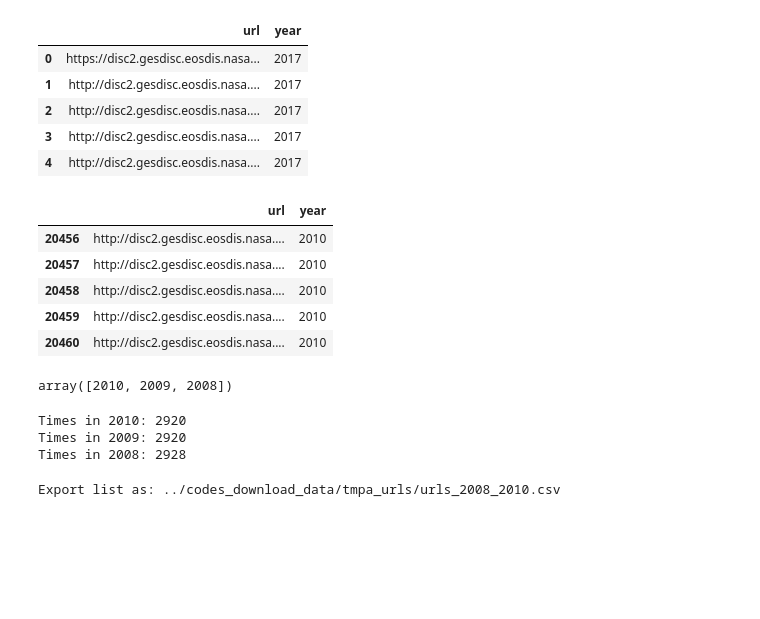
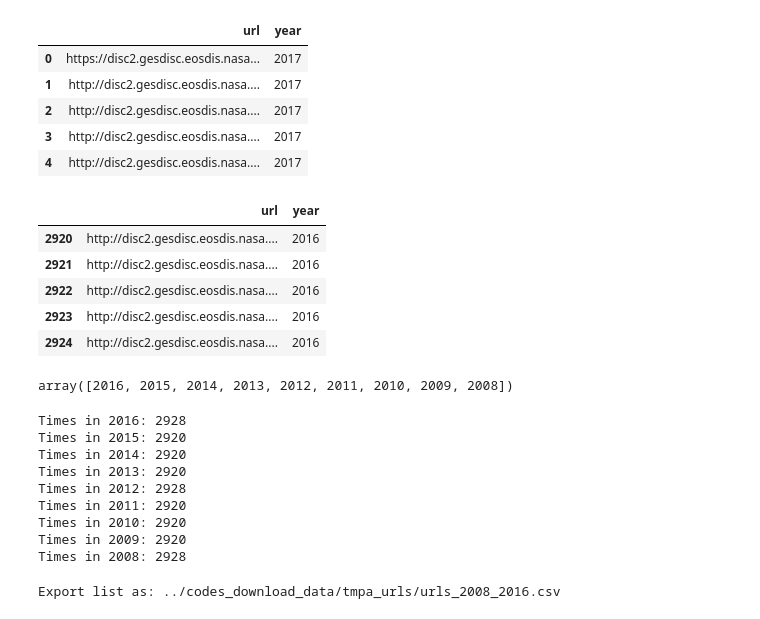
Before and after one commit to mhacarthur/downpy, a Jupyter notebook: codes_download_data/download_tmpa_data_list.ipynb, the cells around one changed output. Drawn from its saved outputs; the diff is of its cells as text; code cells hidden in the pictures; blank space fills up the shorter version.

```diff
--- a/codes_download_data/download_tmpa_data_list.ipynb
+++ b/codes_download_data/download_tmpa_data_list.ipynb
@@ -43,24 +46,30 @@ FILES.head(5)
 | 4 | http://disc2.gesdisc.eosdis.nasa.... | 2017 |
 # %%
 yy1 = 2008
-yy2 = 2010
+yy2 = 2016
 FILES = FILES[(FILES['year']>=yy1)&(FILES['year']<=yy2)]
 FILES.head(5)
 # %% [output]
 |  | url | year |
-| 20456 | http://disc2.gesdisc.eosdis.nasa.... | 2010 |
-| 20457 | http://disc2.gesdisc.eosdis.nasa.... | 2010 |
-| 20458 | http://disc2.gesdisc.eosdis.nasa.... | 2010 |
-| 20459 | http://disc2.gesdisc.eosdis.nasa.... | 2010 |
-| 20460 | http://disc2.gesdisc.eosdis.nasa.... | 2010 |
+| 2920 | http://disc2.gesdisc.eosdis.nasa.... | 2016 |
+| 2921 | http://disc2.gesdisc.eosdis.nasa.... | 2016 |
+| 2922 | http://disc2.gesdisc.eosdis.nasa.... | 2016 |
+| 2923 | http://disc2.gesdisc.eosdis.nasa.... | 2016 |
+| 2924 | http://disc2.gesdisc.eosdis.nasa.... | 2016 |
 # %%
 FILES['year'].unique()
 # %% [output]
-array([2010, 2009, 2008])
+array([2016, 2015, 2014, 2013, 2012, 2011, 2010, 2009, 2008])
 # %%
 for nn in range(len(FILES['year'].unique())):
     print(f'Times in {FILES['year'].unique()[nn]}: {len(FILES[FILES['year']==FILES['year'].unique()[nn]])}')
 # %% [output]
+Times in 2016: 2928
+Times in 2015: 2920
+Times in 2014: 2920
+Times in 2013: 2920
+Times in 2012: 2928
+Times in 2011: 2920
 Times in 2010: 2920
 Times in 2009: 2920
 Times in 2008: 2928
@@ -69,4 +78,4 @@ filename = os.path.join('..','codes_download_data','tmpa_urls',f'urls_{yy1}_{yy2
 print(f'Export list as: {filename}')
 FILES.to_csv(filename, header=True, index=False)
 # %% [output]
-Export list as: ../codes_download_data/tmpa_urls/urls_2008_2010.csv
+Export list as: ../codes_download_data/tmpa_urls/urls_2008_2016.csv
```
Also changed, not shown: parts of 2 cells of this notebook, 9 other files.
